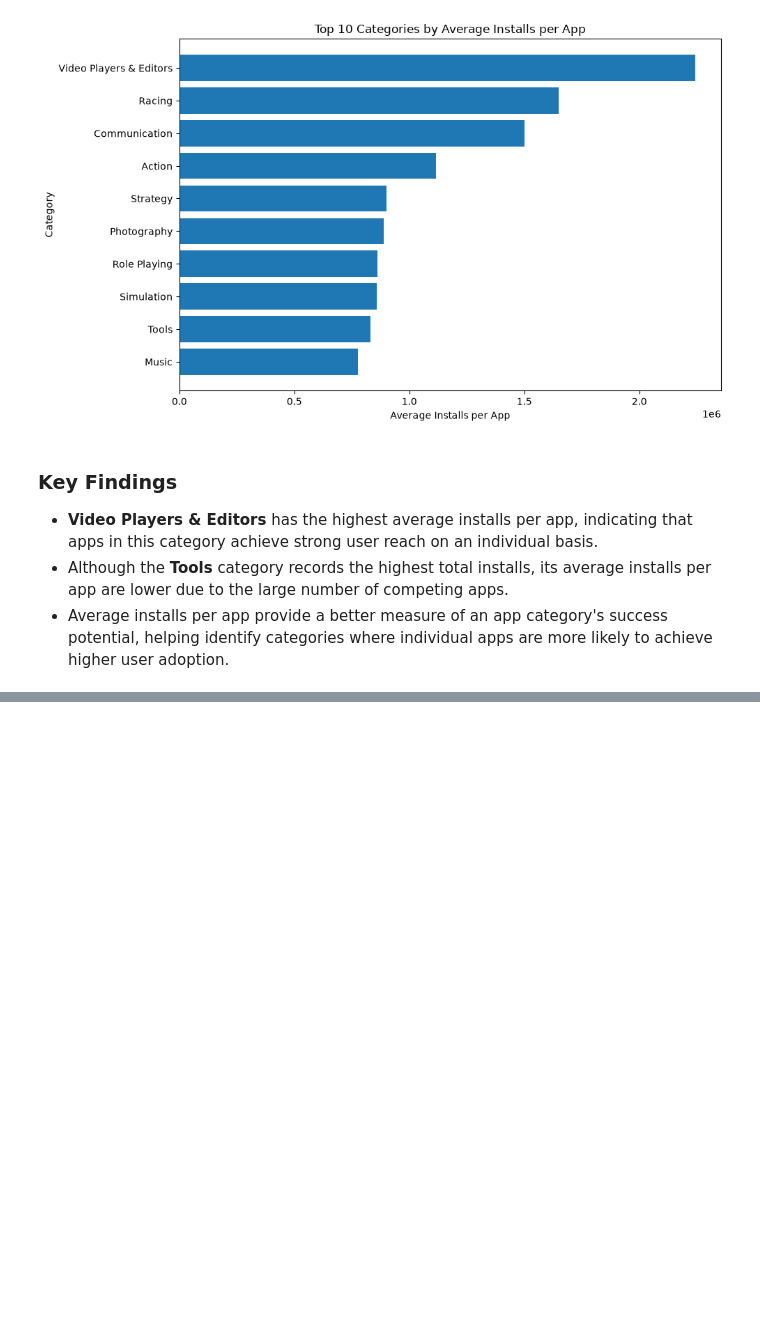
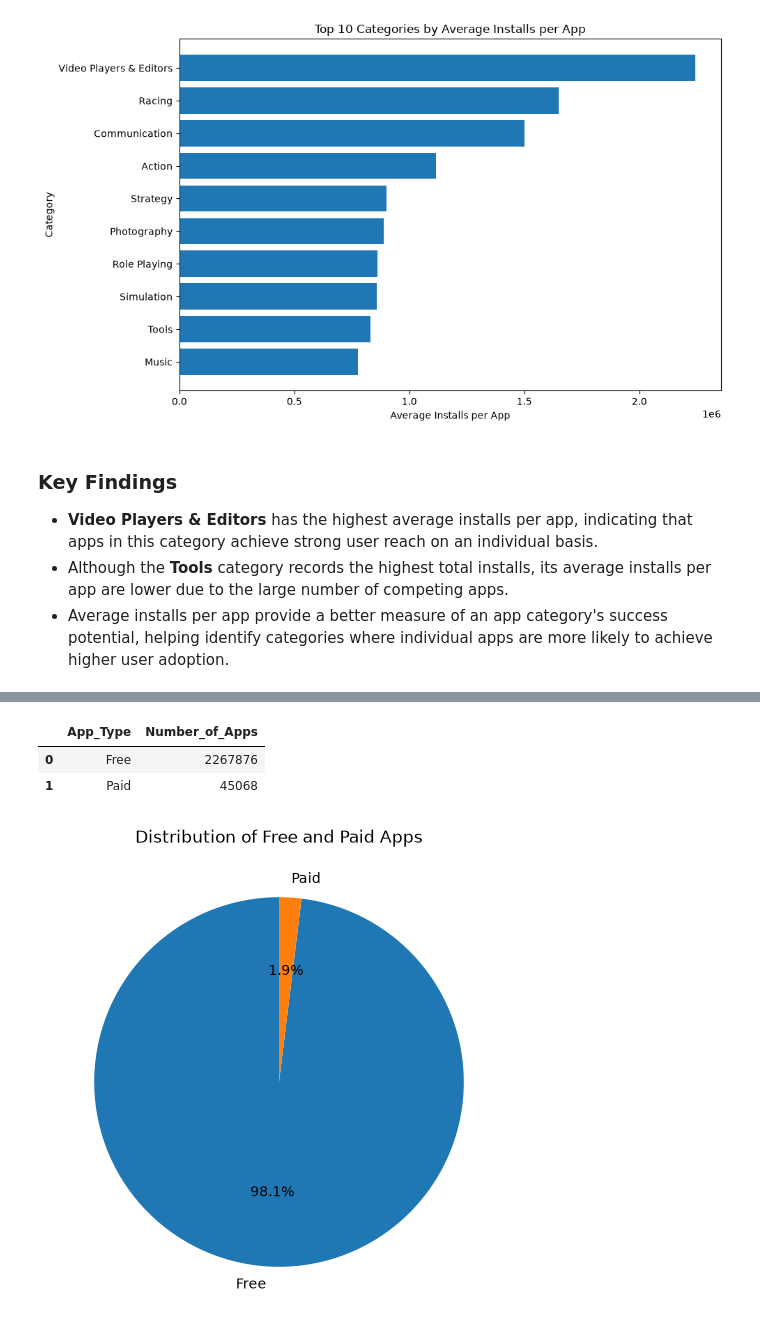
Before and after one commit to ShrutiTss/google-play-store-business-analytics, a Jupyter notebook: notebooks/04_exploratory_data_analysis.ipynb, the cells around one changed output, grey strips where cells are left out. Saved outputs shown, nothing was run; the diff lists cells and outputs as text; code cells hidden in the pictures; blank space fills up the shorter version.

Commit message:
Analyze free and paid app distribution

```diff
--- a/notebooks/04_exploratory_data_analysis.ipynb
+++ b/notebooks/04_exploratory_data_analysis.ipynb
@@ -450,0 +455,33 @@ plt.show()
+# %%
+free_paid = (
+    df["Free"]
+    .value_counts()
+    .rename_axis("App_Type")
+    .reset_index(name="Number_of_Apps")
+)
+
+free_paid["App_Type"] = free_paid["App_Type"].map({
+    True: "Free",
+    False: "Paid"
+})
+
+free_paid
+# %% [output]
+|  | App_Type | Number_of_Apps |
+| 0 | Free | 2267876 |
+| 1 | Paid | 45068 |
+# %%
+plt.figure(figsize=(6,6))
+
+plt.pie(
+    free_paid["Number_of_Apps"],
+    labels=free_paid["App_Type"],
+    autopct="%1.1f%%",
+    startangle=90
+)
+
+plt.title("Distribution of Free and Paid Apps")
+
+plt.show()
+# %% [output]
+[figure, added]
```
Also changed, not shown: parts of 1 cell of this notebook.
